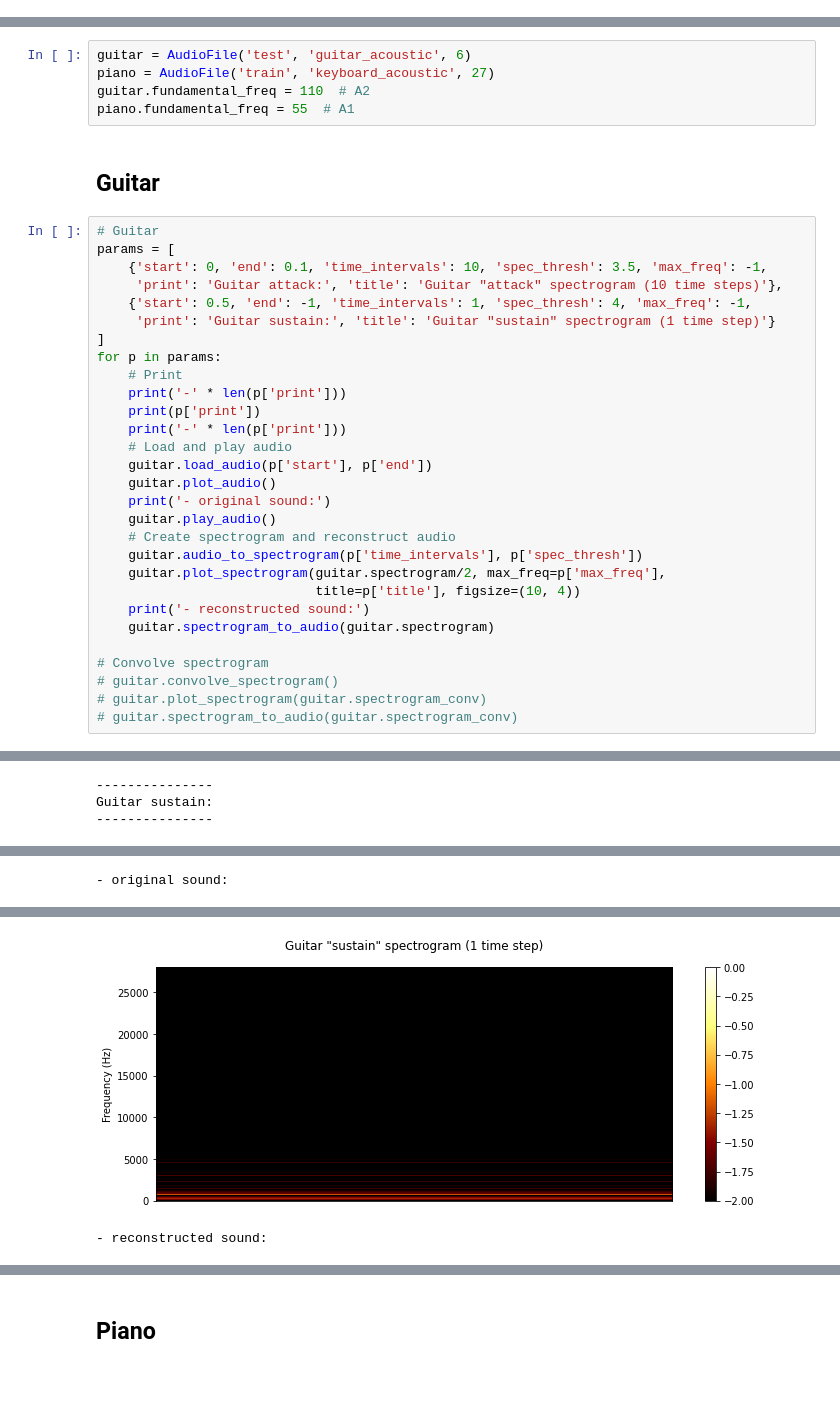
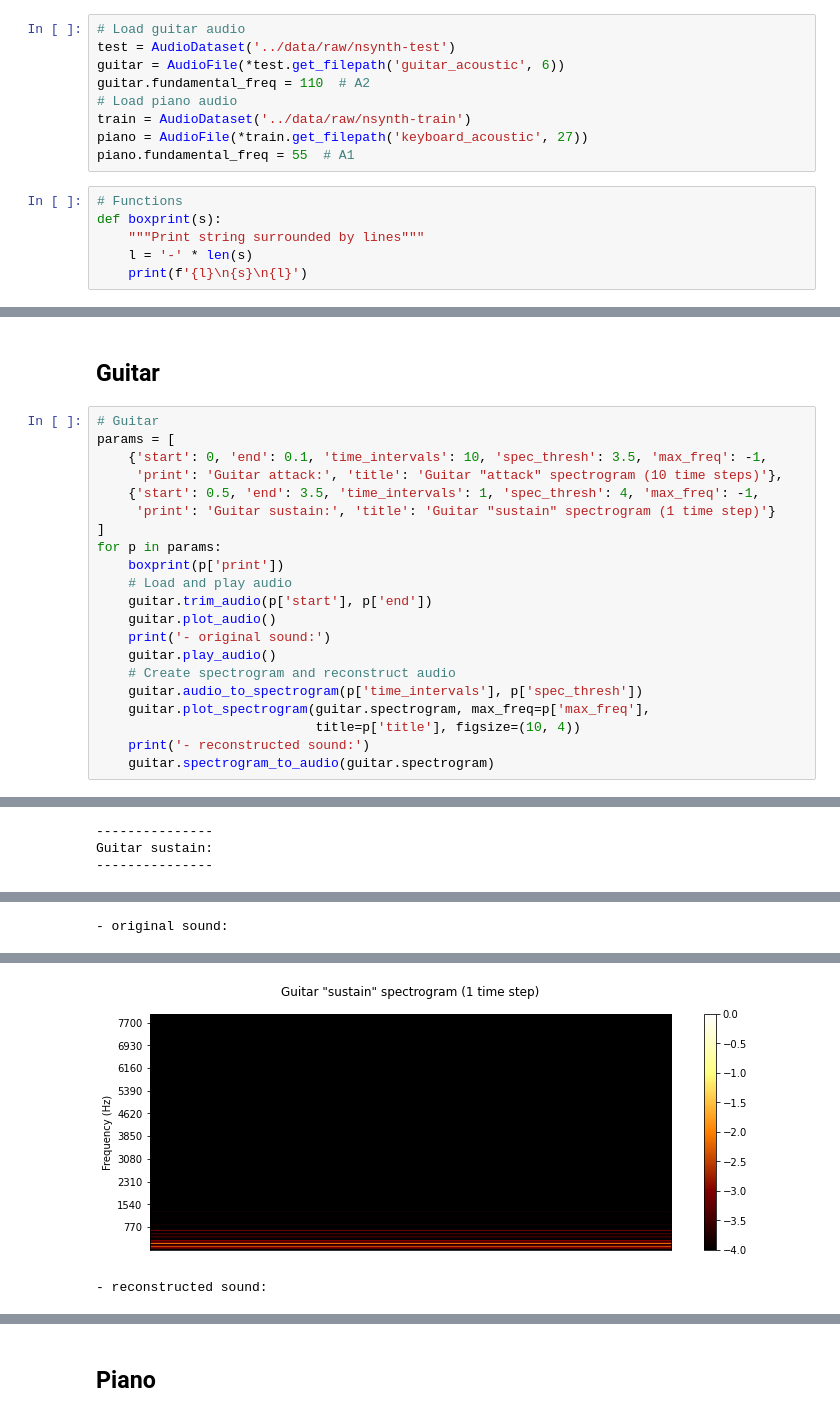
Before and after one commit to JulianFerry/deep-music, a Jupyter notebook: notebooks/spectrogram_analysis.ipynb, the cells around one changed output, grey strips where cells are left out. Saved outputs shown, nothing was run; the diff lists cells and outputs as text; blank space fills up the shorter version.

```diff
--- a/notebooks/spectrogram_analysis.ipynb
+++ b/notebooks/spectrogram_analysis.ipynb
@@ -3 +3,16 @@ from audiofile import AudioFile
+# %%
+# Load guitar audio
+test = AudioDataset('../data/raw/nsynth-test')
+guitar = AudioFile(*test.get_filepath('guitar_acoustic', 6))
+guitar.fundamental_freq = 110  # A2
+# Load piano audio
+train = AudioDataset('../data/raw/nsynth-train')
+piano = AudioFile(*train.get_filepath('keyboard_acoustic', 27))
+piano.fundamental_freq = 55  # A1
+# %%
+# Functions
+def boxprint(s):
+    """Print string surrounded by lines"""
+    l = '-' * len(s)
+    print(f'{l}\n{s}\n{l}')
 # %% [markdown]
@@ -13,8 +29,3 @@ The grand piano tone:
-# %%
-guitar = AudioFile('test', 'guitar_acoustic', 6)
-piano = AudioFile('train', 'keyboard_acoustic', 27)
-guitar.fundamental_freq = 110  # A2
-piano.fundamental_freq = 55  # A1
 # %% [markdown]
 ## Guitar
 # %%
@@ -22,30 +33,22 @@ piano.fundamental_freq = 55  # A1
 params = [
     {'start': 0, 'end': 0.1, 'time_intervals': 10, 'spec_thresh': 3.5, 'max_freq': -1,
      'print': 'Guitar attack:', 'title': 'Guitar "attack" spectrogram (10 time steps)'},
-    {'start': 0.5, 'end': -1, 'time_intervals': 1, 'spec_thresh': 4, 'max_freq': -1,
+    {'start': 0.5, 'end': 3.5, 'time_intervals': 1, 'spec_thresh': 4, 'max_freq': -1,
      'print': 'Guitar sustain:', 'title': 'Guitar "sustain" spectrogram (1 time step)'}
 ]
 for p in params:
-    # Print
-    print('-' * len(p['print']))
-    print(p['print'])
-    print('-' * len(p['print']))
+    boxprint(p['print'])
     # Load and play audio
-    guitar.load_audio(p['start'], p['end'])
+    guitar.trim_audio(p['start'], p['end'])
     guitar.plot_audio()
     print('- original sound:')
     guitar.play_audio()
     # Create spectrogram and reconstruct audio
     guitar.audio_to_spectrogram(p['time_intervals'], p['spec_thresh'])
-    guitar.plot_spectrogram(guitar.spectrogram/2, max_freq=p['max_freq'],
+    guitar.plot_spectrogram(guitar.spectrogram, max_freq=p['max_freq'],
                             title=p['title'], figsize=(10, 4))
     print('- reconstructed sound:')
     guitar.spectrogram_to_audio(guitar.spectrogram)
-
-# Convolve spectrogram
-# guitar.convolve_spectrogram()
-# guitar.plot_spectrogram(guitar.spectrogram_conv)
-# guitar.spectrogram_to_audio(guitar.spectrogram_conv)
 # %% [output]
 --------------
 Guitar attack:
@@ -63,6 +66,6 @@ Guitar sustain:
 - original sound:
 [interactive output not drawn]
-[figure, old version]
+[figure, new version]
 - reconstructed sound:
 [interactive output not drawn]
 # %% [markdown]
```
Also changed, not shown: parts of 14 cells of this notebook.
